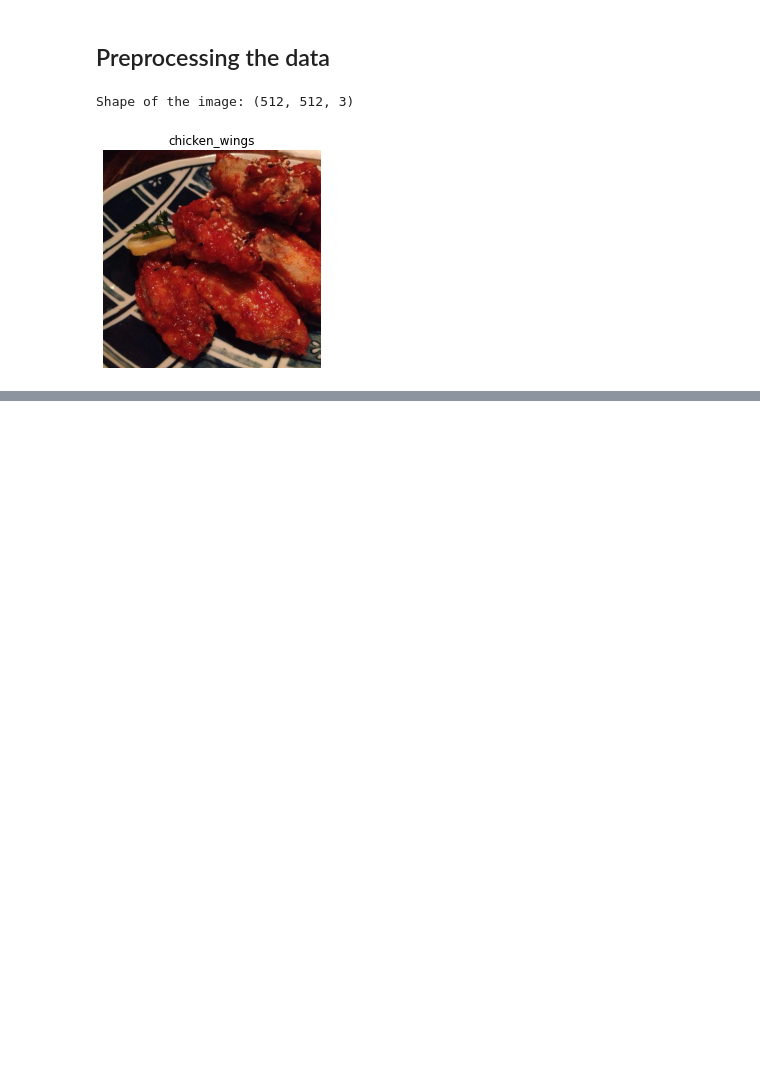
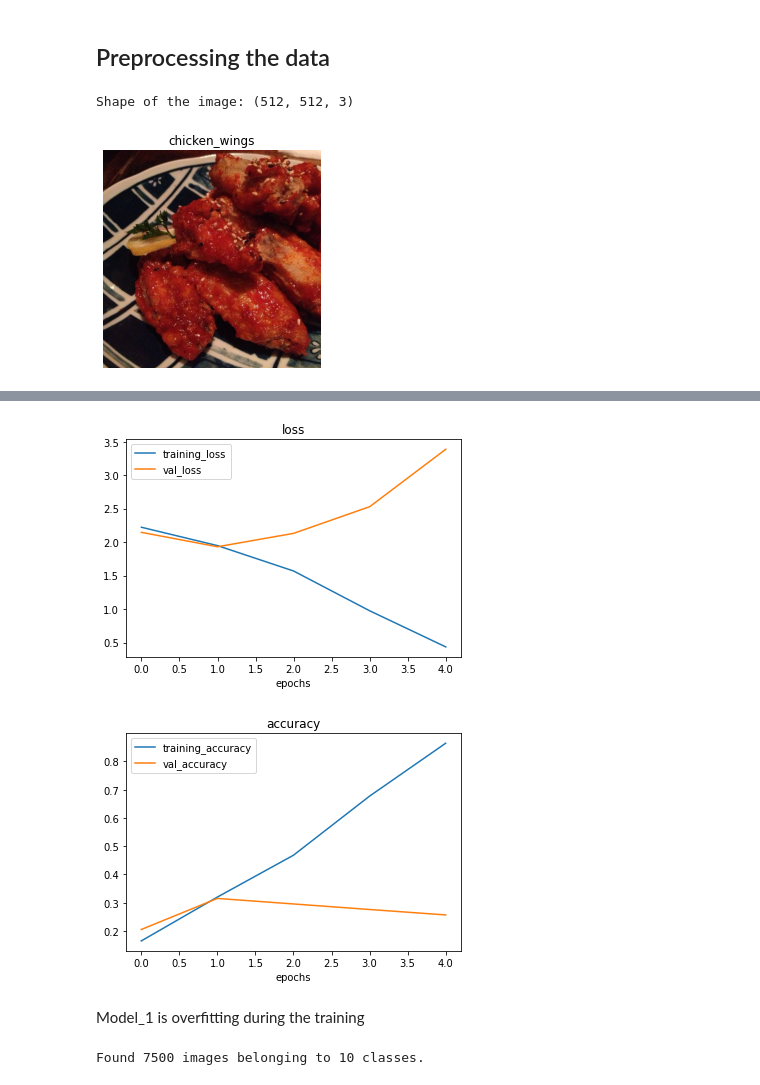
Before and after one commit to hecshzye/food-or-not-model, a Jupyter notebook: computer_vision_cnn_multi_class_image_classification.ipynb, the cells around one changed output, grey strips where cells are left out. Saved outputs shown, nothing was run; the diff lists cells and outputs as text; code cells hidden in the pictures; blank space fills up the shorter version.

```diff
--- a/computer_vision_cnn_multi_class_image_classification.ipynb
+++ b/computer_vision_cnn_multi_class_image_classification.ipynb
@@ -74,3 +74,15 @@ img = random_image_show(target_dir=train_dir,
 # %% [output]
 Shape of the image: (512, 512, 3)
 [figure]
+# %%
+from tensorflow.keras.preprocessing.image import ImageDataGenerator
+train_datagen = ImageDataGenerator(rescale=1/225.)
+test_datagen = ImageDataGenerator(rescale=1/225.)
+train_data = train_datagen.flow_from_directory(train_dir,
+                                               target_size=(224, 224),
+                                               batch_size=32,
+                                               class_mode="categorical")
+test_data = train_datagen.flow_from_directory(test_dir,
+                                              target_size=(224, 224),
+                                              batch_size=32,
+                                              class_mode="categorical")
@@ -76,0 +138,41 @@ Shape of the image: (512, 512, 3)
+# %%
+# Function top plot loss curves
+def plot_loss_curves(history):
+  loss = history.history["loss"]
+  val_loss = history.history["val_loss"]
+  accuracy = history.history["accuracy"]
+  val_accuracy = history.history["val_accuracy"]
+  epochs = range(len(history.history["loss"]))
+
+  plt.plot(epochs, loss, label="training_loss")
+  plt.plot(epochs, val_loss, label="val_loss")
+  plt.title("loss")
+  plt.xlabel("epochs")
+  plt.legend()
+  plt.figure()
+  plt.plot(epochs, accuracy, label="training_accuracy")
+  plt.plot(epochs, val_accuracy, label="val_accuracy")
+  plt.title("accuracy")
+  plt.xlabel("epochs")
+  plt.legend();
+# %%
+plot_loss_curves(history_1)
+# %% [output]
+[figure, added]
+[figure, added]
+# %% [markdown]
+Model_1 is overfitting during the training
+# %%
+# Trying data augmentation to reduce overfitting
+train_datagen_aug = ImageDataGenerator(rescale=1/225.,
+                                       rotation_range=20,
+                                       width_shift_range=0.2,
+                                       height_shift_range=0.2,
+                                       horizontal_flip=True,
+                                       zoom_range=0.2)
+train_data_aug = train_datagen_aug.flow_from_directory(train_dir,
+                                                       target_size=(224, 224),
+                                                       batch_size=32,
+                                                       class_mode="categorical")
+# %% [output]
+Found 7500 images belonging to 10 classes.
```
Also changed, not shown: parts of 24 cells of this notebook.
